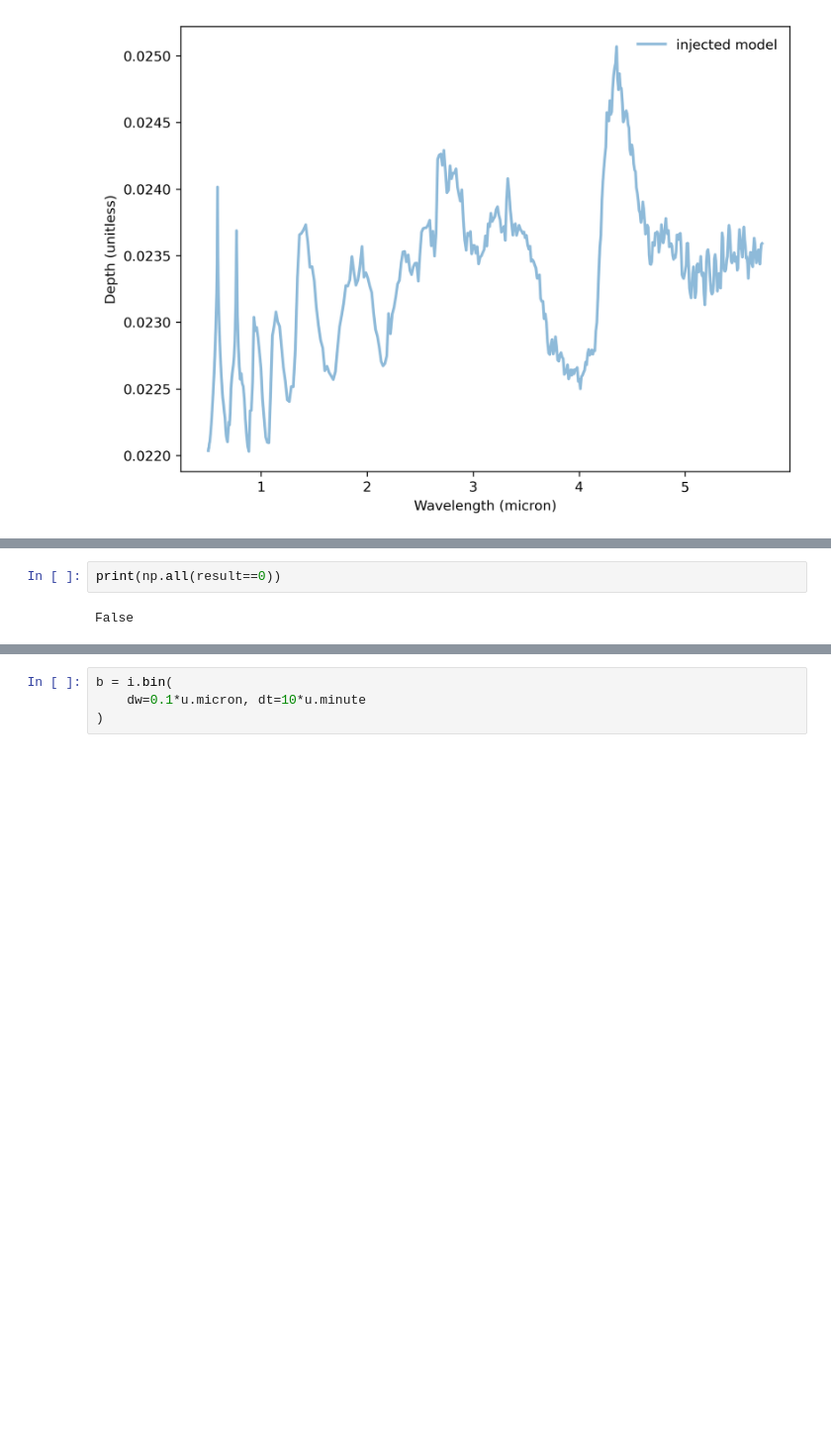
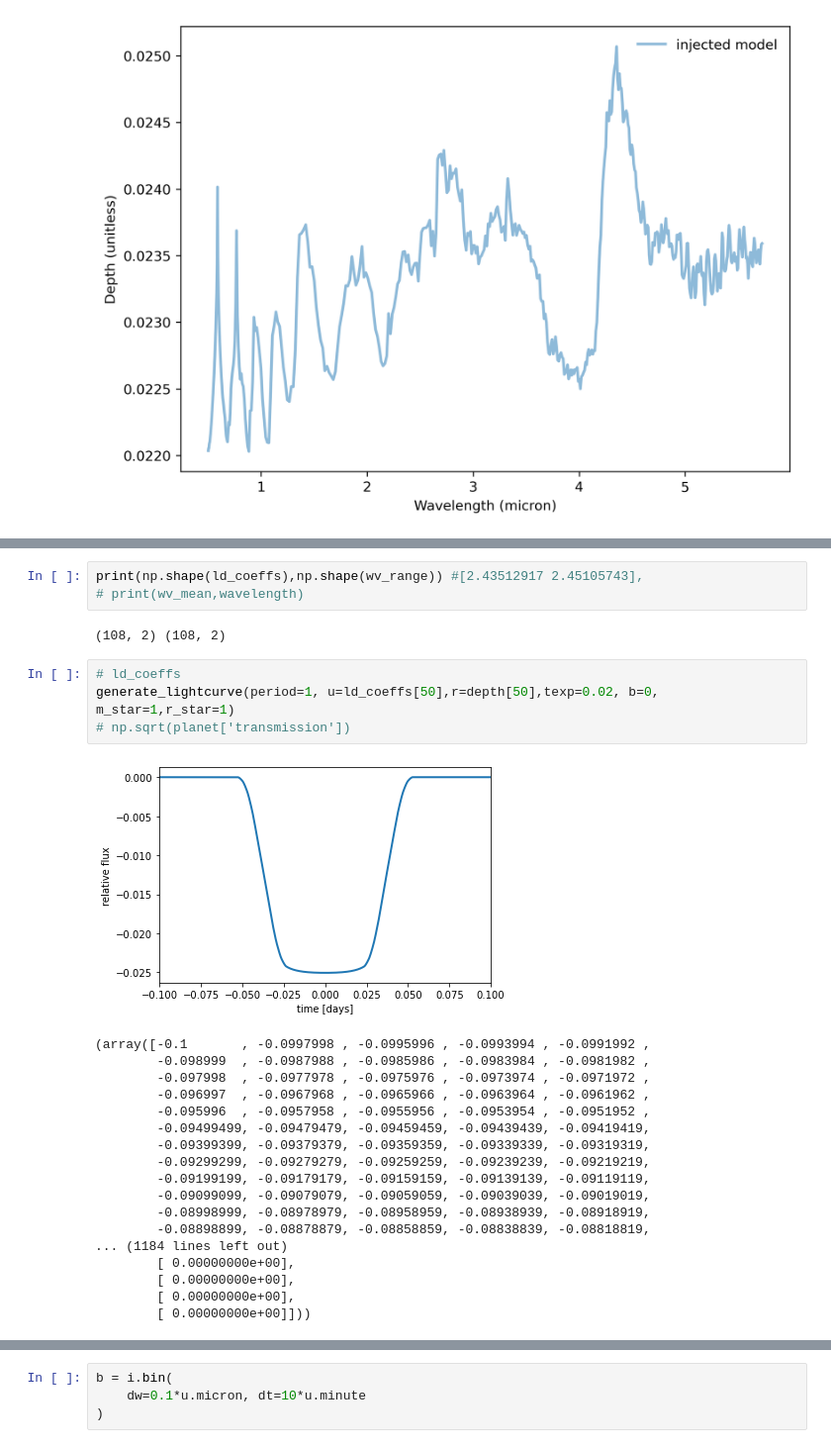
Before and after one commit to catrionamurray/chromatic_fitting, a Jupyter notebook: chromatic_fitting.ipynb, the cells around one changed output, grey strips where cells are left out. Shown at 99% size. Saved outputs shown, nothing was run; the diff lists cells and outputs as text; blank space fills up the shorter version.

```diff
--- a/chromatic_fitting.ipynb
+++ b/chromatic_fitting.ipynb
@@ -130,4 +265,28 @@ Linear  0.00000000
-# %%
-print(np.all(result==0))
-# %% [output]
-False
+# %%
+print(np.shape(ld_coeffs),np.shape(wv_range)) #[2.43512917 2.45105743],
+# print(wv_mean,wavelength)
+# %% [output]
+(108, 2) (108, 2)
+# %%
+# ld_coeffs
+generate_lightcurve(period=1, u=ld_coeffs[50],r=depth[50],texp=0.02, b=0, m_star=1,r_star=1)
+# np.sqrt(planet['transmission'])
+# %% [output]
+[figure, added]
+(array([-0.1       , -0.0997998 , -0.0995996 , -0.0993994 , -0.0991992 ,
+        -0.098999  , -0.0987988 , -0.0985986 , -0.0983984 , -0.0981982 ,
+        -0.097998  , -0.0977978 , -0.0975976 , -0.0973974 , -0.0971972 ,
+        -0.096997  , -0.0967968 , -0.0965966 , -0.0963964 , -0.0961962 ,
+        -0.095996  , -0.0957958 , -0.0955956 , -0.0953954 , -0.0951952 ,
+        -0.09499499, -0.09479479, -0.09459459, -0.09439439, -0.09419419,
+        -0.09399399, -0.09379379, -0.09359359, -0.09339339, -0.09319319,
+        -0.09299299, -0.09279279, -0.09259259, -0.09239239, -0.09219219,
+        -0.09199199, -0.09179179, -0.09159159, -0.09139139, -0.09119119,
+        -0.09099099, -0.09079079, -0.09059059, -0.09039039, -0.09019019,
+        -0.08998999, -0.08978979, -0.08958959, -0.08938939, -0.08918919,
+        -0.08898899, -0.08878879, -0.08858859, -0.08838839, -0.08818819,
+... (1184 lines left out)
+        [ 0.00000000e+00],
+        [ 0.00000000e+00],
+        [ 0.00000000e+00],
+        [ 0.00000000e+00]]))
```
Also changed, not shown: parts of 13 cells of this notebook, 3 other files.
